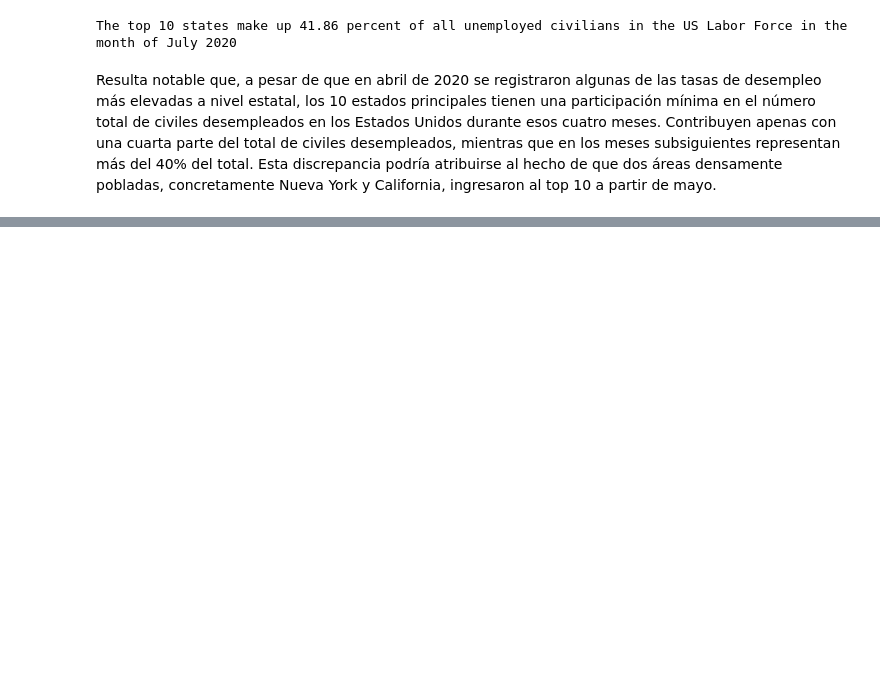
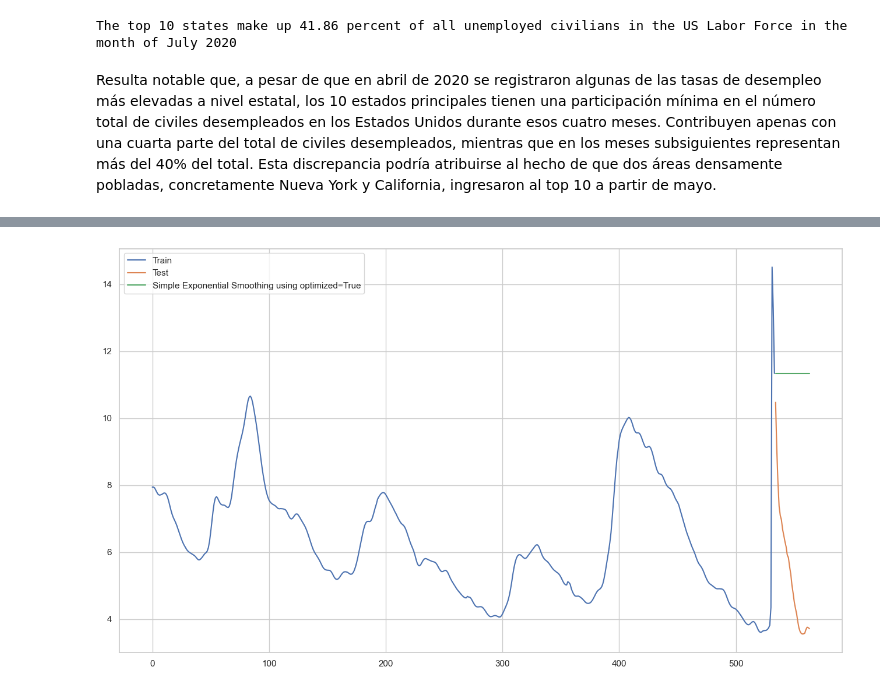
Before and after one commit to IgnacioGarciaLuengo/USA_Unemployment_Analysis, a Jupyter notebook: practica.ipynb, the cells around one changed output, grey strips where cells are left out. Drawn from its saved outputs; the diff is of its cells as text; code cells hidden in the pictures; blank space fills up the shorter version.

```diff
--- a/practica.ipynb
+++ b/practica.ipynb
@@ -280,0 +336,4 @@ Resulta notable que, a pesar de que en abril de 2020 se registraron algunas de l
+# %%
+X = serie_temporal['% Unemployment in US']
+testX = serie_temporal['% Unemployment in US'].iloc[-30:]
+trainX = serie_temporal['% Unemployment in US'].iloc[:-30]
@@ -280,0 +421,6 @@ Resulta notable que, a pesar de que en abril de 2020 se registraron algunas de l
+# %%
+SES = SimpleExpSmoothing(np.asarray(trainX))
+fit_SES_auto = SES.fit(optimized= True, use_brute = True)
+
+fcst_auto_pred = fit_SES_auto.forecast(len(testX))
+timeseries_evaluation_metrics_func(testX, fcst_auto_pred)
@@ -280,0 +449,13 @@ Resulta notable que, a pesar de que en abril de 2020 se registraron algunas de l
+# %%
+df_fcst_auto_pred = pd.DataFrame(fcst_auto_pred, columns=['Close_auto_search'])
+df_fcst_auto_pred["new_index"] = range(len(trainX), len(X))
+df_fcst_auto_pred = df_fcst_auto_pred.set_index("new_index")
+# %%
+plt.rcParams["figure.figsize"] = [16,9]
+plt.plot(trainX, label='Train')
+plt.plot(testX, label='Test')
+plt.plot(df_fcst_auto_pred, label='Simple Exponential Smoothing using optimized=True')
+plt.legend(loc='best')
+plt.show()
+# %% [output]
+[figure, added]
```
Also changed, not shown: parts of 23 cells of this notebook, 1 other file.
